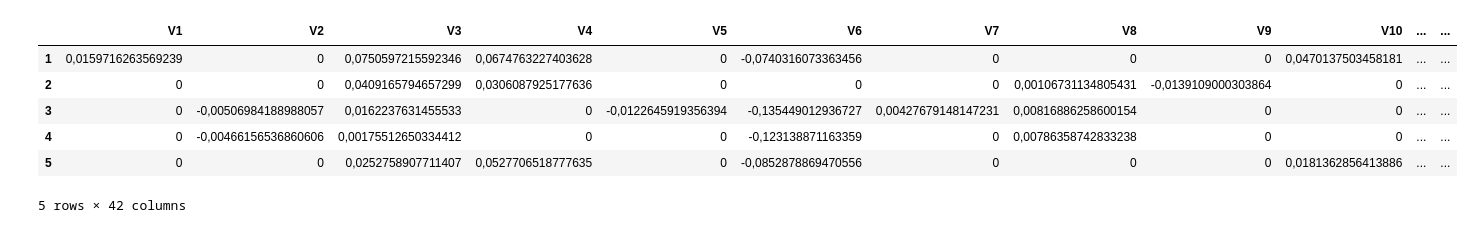
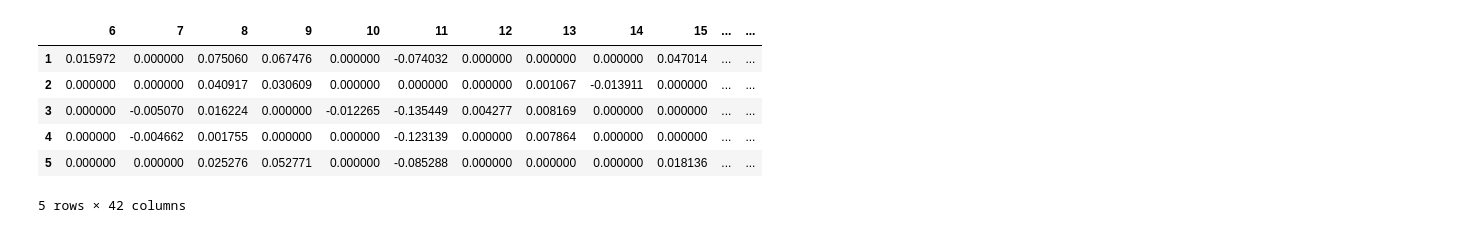
Before and after one commit to dcuoliveira/cd-ts, a Jupyter notebook: src/debug_gnn_var_coef.ipynb, the cells around one changed output. Saved outputs shown, nothing was run; the diff lists cells and outputs as text; code cells hidden in the pictures.

```diff
--- a/src/debug_gnn_var_coef.ipynb
+++ b/src/debug_gnn_var_coef.ipynb
@@ -24,14 +27,14 @@ features.tail()
 # %%
-dgp = pd.read_csv(os.path.join(data_files, "DGP", "{}_B.csv".format(dgp_name_summary)), sep=";")
-del dgp["Unnamed: 0"]
+dgp = pd.read_csv(os.path.join(data_files, "DGP", "{}_B.csv".format(dgp_name_summary)), sep=",")
+dgp.columns = list(range(dgp.shape[0], dgp.shape[1] + dgp.shape[0]))
 
 dgp.tail()
 # %% [output]
-|  | V1 | V2 | V3 | V4 | V5 | V6 | V7 | V8 | V9 | V10 | ... | ... |
-| 1 | 0,0159716263569239 | 0 | 0,0750597215592346 | 0,0674763227403628 | 0 | -0,0740316073363456 | 0 | 0 | 0 | 0,0470137503458181 | ... | ... |
-| 2 | 0 | 0 | 0,0409165794657299 | 0,0306087925177636 | 0 | 0 | 0 | 0,00106731134805431 | -0,0139109000303864 | 0 | ... | ... |
-| 3 | 0 | -0,00506984188988057 | 0,0162237631455533 | 0 | -0,0122645919356394 | -0,135449012936727 | 0,00427679148147231 | 0,00816886258600154 | 0 | 0 | ... | ... |
-| 4 | 0 | -0,00466156536860606 | 0,00175512650334412 | 0 | 0 | -0,123138871163359 | 0 | 0,00786358742833238 | 0 | 0 | ... | ... |
-| 5 | 0 | 0 | 0,0252758907711407 | 0,0527706518777635 | 0 | -0,0852878869470556 | 0 | 0 | 0 | 0,0181362856413886 | ... | ... |
+|  | 6 | 7 | 8 | 9 | 10 | 11 | 12 | 13 | 14 | 15 | ... | ... |
+| 1 | 0.015972 | 0.000000 | 0.075060 | 0.067476 | 0.000000 | -0.074032 | 0.000000 | 0.000000 | 0.000000 | 0.047014 | ... | ... |
+| 2 | 0.000000 | 0.000000 | 0.040917 | 0.030609 | 0.000000 | 0.000000 | 0.000000 | 0.001067 | -0.013911 | 0.000000 | ... | ... |
+| 3 | 0.000000 | -0.005070 | 0.016224 | 0.000000 | -0.012265 | -0.135449 | 0.004277 | 0.008169 | 0.000000 | 0.000000 | ... | ... |
+| 4 | 0.000000 | -0.004662 | 0.001755 | 0.000000 | 0.000000 | -0.123139 | 0.000000 | 0.007864 | 0.000000 | 0.000000 | ... | ... |
+| 5 | 0.000000 | 0.000000 | 0.025276 | 0.052771 | 0.000000 | -0.085288 | 0.000000 | 0.000000 | 0.000000 | 0.018136 | ... | ... |
 5 rows × 42 columns
 # %%
```
Also changed, not shown: parts of 42 cells of this notebook, 1 other file.
